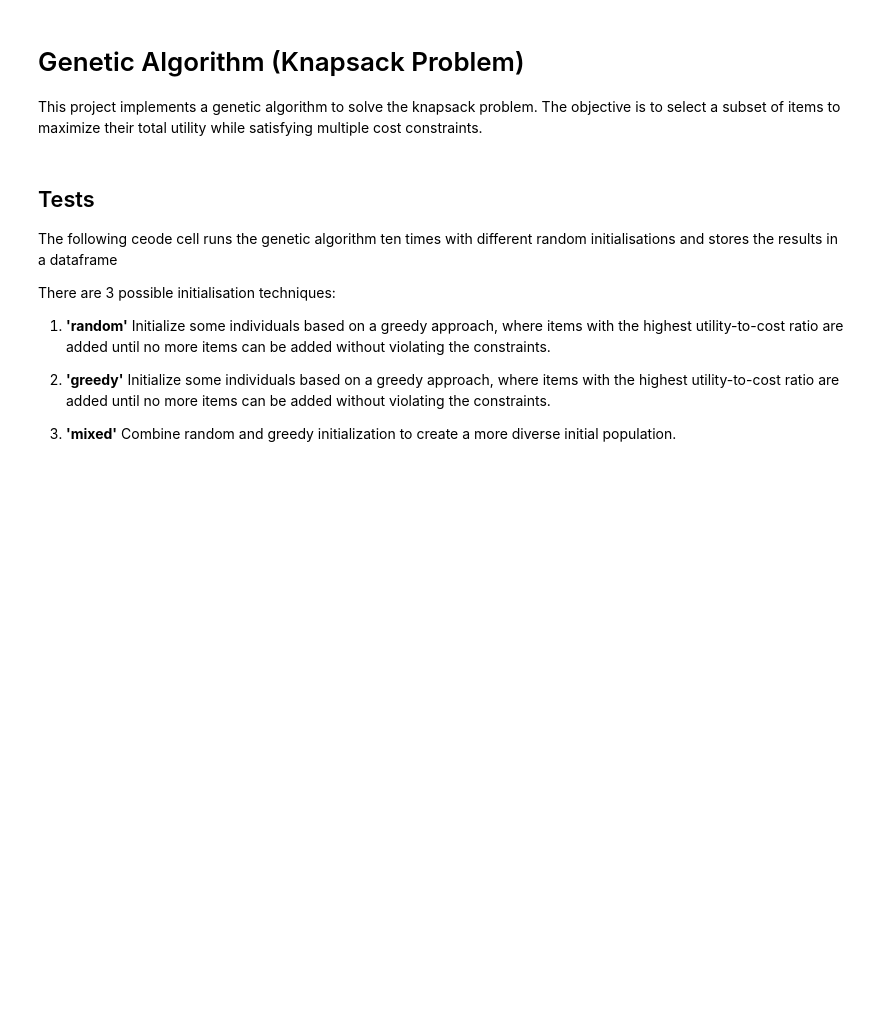
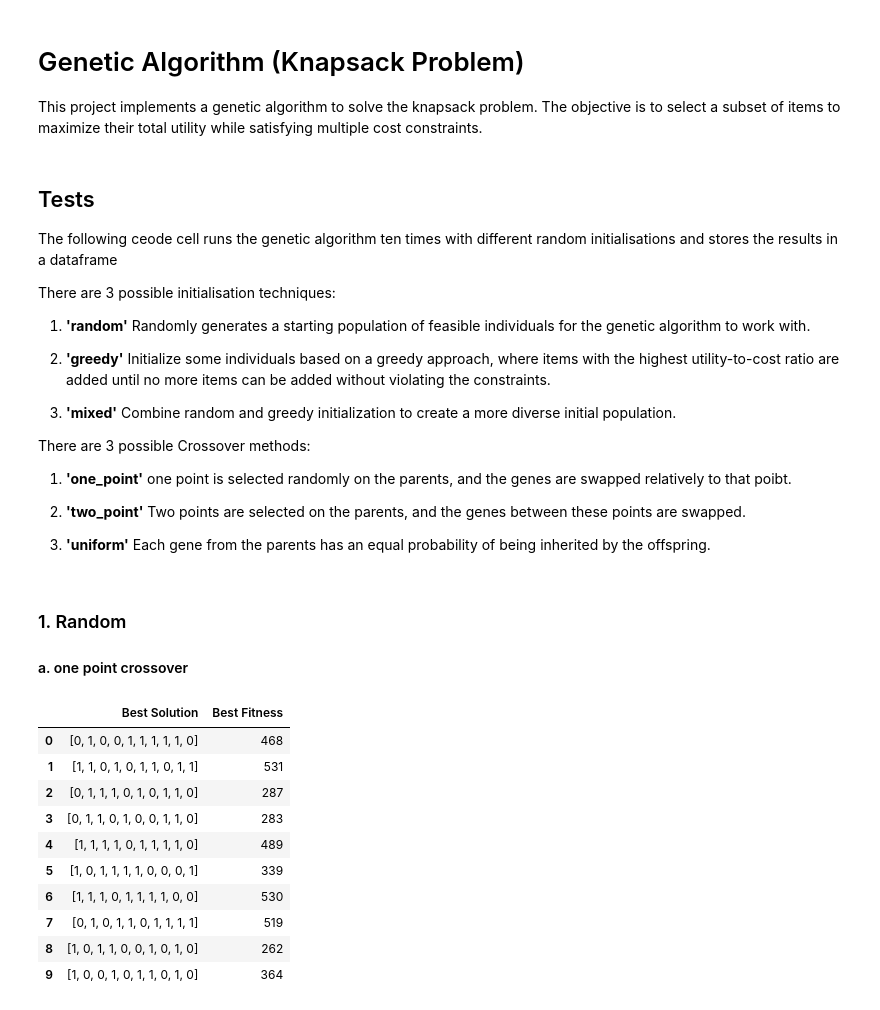
Before and after one commit to rayaneghilene/Knapsack_pb, a Jupyter notebook: Genetic_algorithm.ipynb, the cells around one changed output. Drawn from its saved outputs; the diff is of its cells as text; code cells hidden in the pictures; blank space fills up the shorter version.

Commit message:
New crossover methods

```diff
--- a/Genetic_algorithm.ipynb
+++ b/Genetic_algorithm.ipynb
@@ -163,10 +225,60 @@ The following ceode cell runs the genetic algorithm ten times with different ran
 
 There are 3 possible initialisation techniques:
 
-1. **'random'** Initialize some individuals based on a greedy approach, where items with the highest utility-to-cost ratio are added until no more items can be added without violating the constraints.
+1. **'random'**
+Randomly generates a starting population of feasible individuals for the genetic algorithm to work with.
 
 2. **'greedy'**
 Initialize some individuals based on a greedy approach, where items with the highest utility-to-cost ratio are added until no more items can be added without violating the constraints.
 
 3. **'mixed'**
 Combine random and greedy initialization to create a more diverse initial population.
+
+There are 3 possible Crossover methods:
+
+1. **'one_point'**
+one point is selected randomly on the parents, and the genes are swapped relatively to that poibt.
+
+2. **'two_point'**
+Two points are selected on the parents, and the genes between these points are swapped.
+
+3. **'uniform'**
+Each gene from the parents has an equal probability of being inherited by the offspring.
+# %% [markdown]
+### 1. Random
+#### a. one point crossover
+# %%
+num_runs = 10
+
+def run_genetic_algorithm():
+    num_objects = 10
+    utilities = np.random.randint(1, 100, size=num_objects)
+    costs = np.random.randint(1, 50, size=(num_objects, 3))
+    budgets = np.random.randint(50, 150, size=3)
+    ga = GeneticAlgorithmMDKP(num_objects, utilities, costs, budgets, init_method='random', crossover_method='one_point'
+)
+    best_solution, best_fitness = ga.run()
+    return best_solution, best_fitness
+
+results = []
+
+for i in range(num_runs):
+    best_solution, best_fitness = run_genetic_algorithm()
+
+    results.append({'Best Solution': best_solution,
+                    'Best Fitness': best_fitness})
+
+random_results_df = pd.DataFrame(results)
+random_results_df.head(10)
+# %% [output]
+|  | Best Solution | Best Fitness |
+| 0 | [0, 1, 0, 0, 1, 1, 1, 1, 1, 0] | 468 |
+| 1 | [1, 1, 0, 1, 0, 1, 1, 0, 1, 1] | 531 |
+| 2 | [0, 1, 1, 1, 0, 1, 0, 1, 1, 0] | 287 |
+| 3 | [0, 1, 1, 0, 1, 0, 0, 1, 1, 0] | 283 |
+| 4 | [1, 1, 1, 1, 0, 1, 1, 1, 1, 0] | 489 |
+| 5 | [1, 0, 1, 1, 1, 1, 0, 0, 0, 1] | 339 |
+| 6 | [1, 1, 1, 0, 1, 1, 1, 1, 0, 0] | 530 |
+| 7 | [0, 1, 0, 1, 1, 0, 1, 1, 1, 1] | 519 |
+| 8 | [1, 0, 1, 1, 0, 0, 1, 0, 1, 0] | 262 |
+| 9 | [1, 0, 0, 1, 0, 1, 1, 0, 1, 0] | 364 |
```
Also changed, not shown: parts of 23 cells of this notebook.
